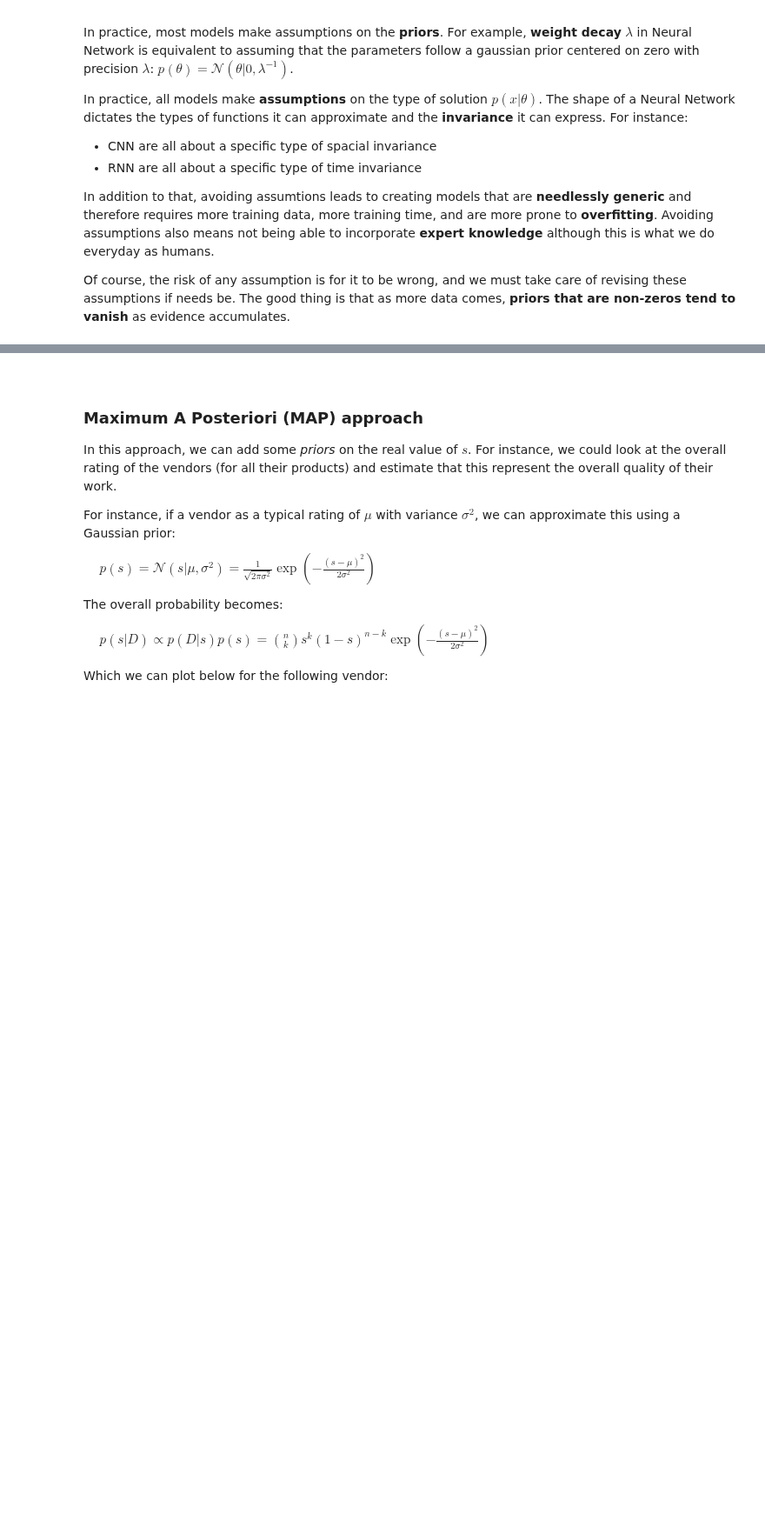
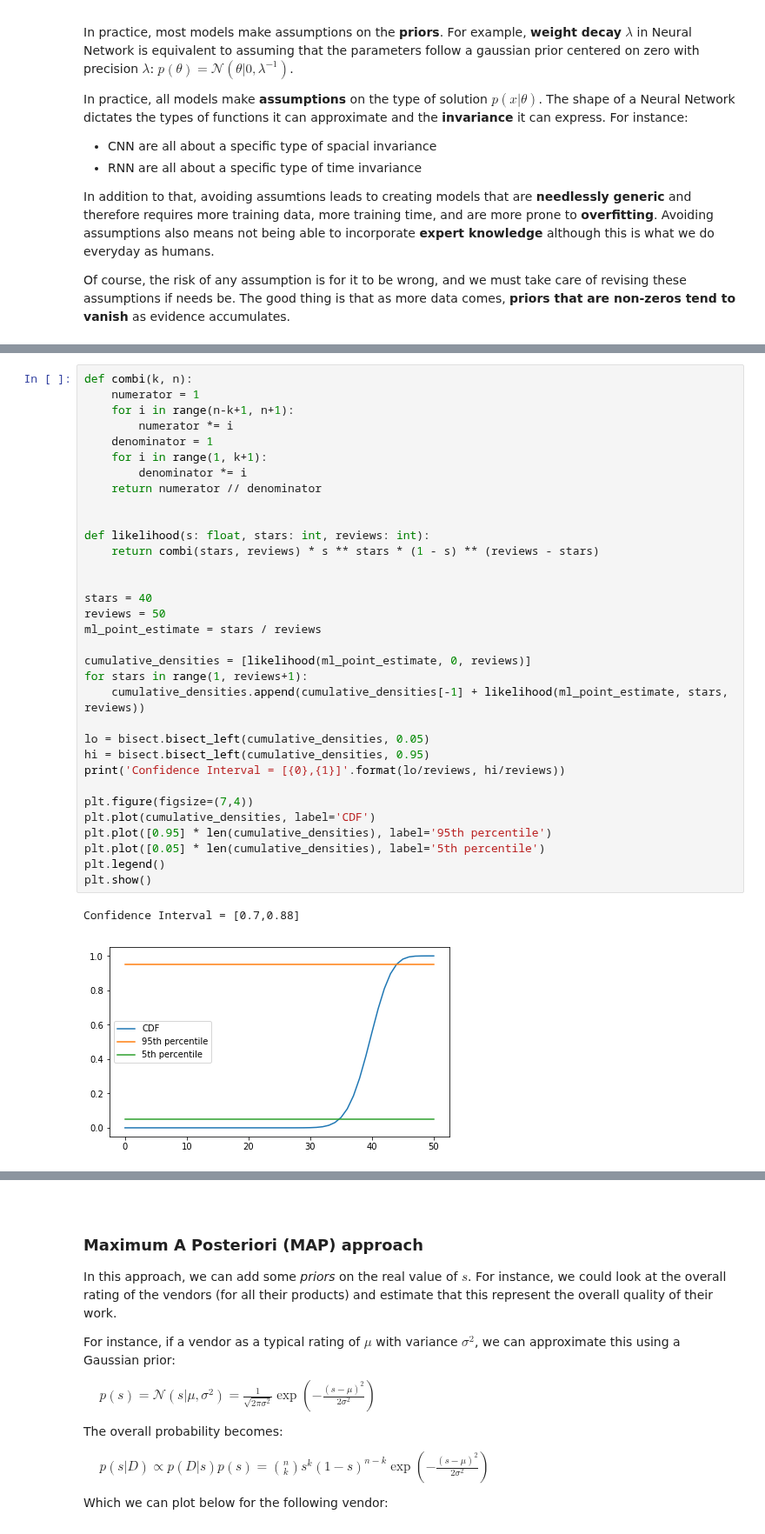
Before and after one commit to QuentinDuval/PythonExperiments, a Jupyter notebook: ml/0_basic_inference.ipynb, the cells around one changed output, grey strips where cells are left out. Shown at 87% size. Cells and saved outputs as stored; diff of their text form; blank space fills up the shorter version.

```diff
--- a/ml/0_basic_inference.ipynb
+++ b/ml/0_basic_inference.ipynb
@@ -130,0 +153,36 @@ The maximum likelihood therefore tells us to believe that the actual satisfactio
+# %%
+def combi(k, n):
+    numerator = 1
+    for i in range(n-k+1, n+1):
+        numerator *= i
+    denominator = 1
+    for i in range(1, k+1):
+        denominator *= i
+    return numerator // denominator
+
+
+def likelihood(s: float, stars: int, reviews: int):
+    return combi(stars, reviews) * s ** stars * (1 - s) ** (reviews - stars)
+
+
+stars = 40
+reviews = 50
+ml_point_estimate = stars / reviews
+
+cumulative_densities = [likelihood(ml_point_estimate, 0, reviews)]
+for stars in range(1, reviews+1):
+    cumulative_densities.append(cumulative_densities[-1] + likelihood(ml_point_estimate, stars, reviews))
+
+lo = bisect.bisect_left(cumulative_densities, 0.05)
+hi = bisect.bisect_left(cumulative_densities, 0.95)
+print('Confidence Interval = [{0},{1}]'.format(lo/reviews, hi/reviews))
+
+plt.figure(figsize=(7,4))
+plt.plot(cumulative_densities, label='CDF')
+plt.plot([0.95] * len(cumulative_densities), label='95th percentile')
+plt.plot([0.05] * len(cumulative_densities), label='5th percentile')
+plt.legend()
+plt.show()
+# %% [output]
+Confidence Interval = [0.7,0.88]
+[figure, added]
```
Also changed, not shown: parts of 11 cells of this notebook.
